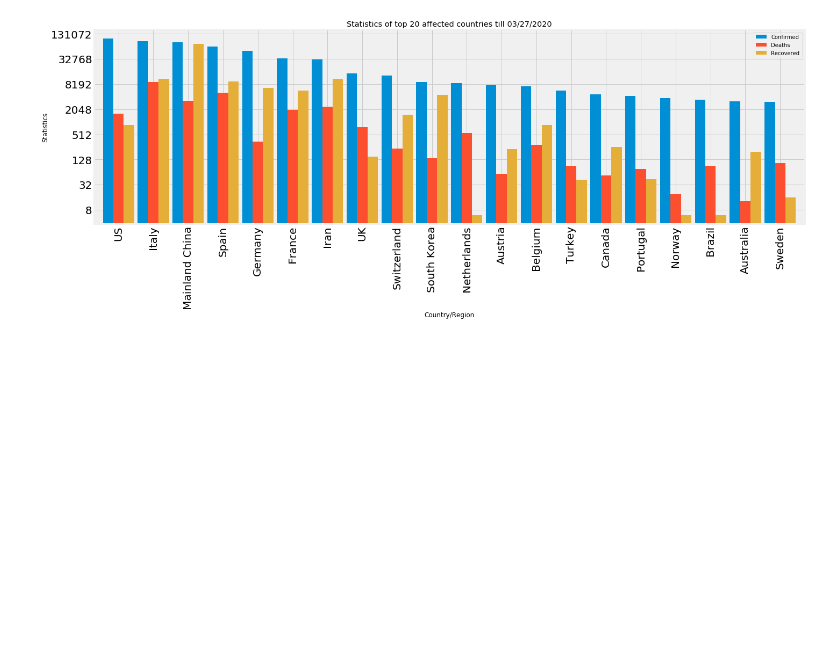
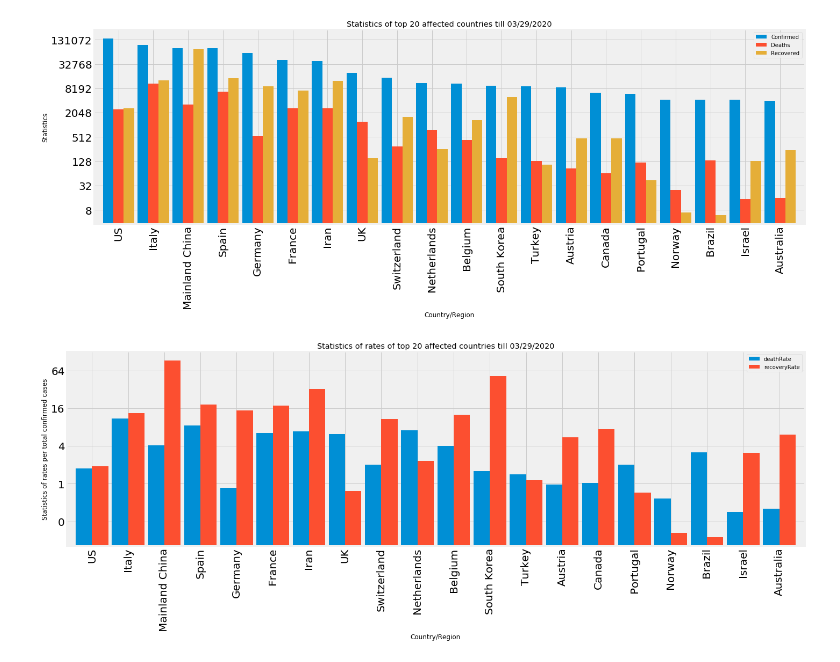
Before and after one commit to apurba-tukl/Exploratory-Data-Analysis-COVID-19, a Jupyter notebook: scripts/EDA_COVID19.ipynb, the cells around one changed output. Cells and saved outputs as stored; diff of their text form; code cells hidden in the pictures; blank space fills up the shorter version.

```diff
--- a/scripts/EDA_COVID19.ipynb
+++ b/scripts/EDA_COVID19.ipynb
@@ -100,5 +100,5 @@ corona_19_data_selected_countries.drop('SNo',axis=1, inplace=True)
 # %%
-ax = corona_19_data_selected_countries.plot(kind='bar', title= "Statistics of top 20 affected countries till %s" %max(corona_19_data_selected_countries.ObservationDate),
+ax = corona_19_data_selected_countries_all.head(20).plot(kind='bar', title= "Statistics of top 20 affected countries till %s" %max(corona_19_data_selected_countries_all.ObservationDate),
                                             width=0.9,fontsize=20, figsize=(20,8))
 ax.set_ylabel('Statistics')
 
@@ -111,4 +111,37 @@ fig = ax.get_figure()
 fig.tight_layout()
 fig.savefig("../visualizations/COVID-19_country_status.png")
 # %% [output]
-[figure, old version]
+[figure, new version]
+# %%
+#calculting death rates and recovery rate of all the countries and the overall data
+corona_19_data_rates_country_wise = pd.DataFrame()
+corona_19_data_rates_country_wise['deathRate'] = (corona_19_data_selected_countries_all['Deaths']/
+                                                      corona_19_data_selected_countries_all['Confirmed'])*100
+corona_19_data_rates_country_wise['recoveryRate'] = (corona_19_data_selected_countries_all['Recovered']/
+                                                         corona_19_data_selected_countries_all['Confirmed'])*100
+
+corona_19_data_rates_country_wise.dropna(inplace=True)
+
+#calculating percentage rate of change of comfirmed, deaths and recoveries
+
+corona_19_data_rates= pd.DataFrame()
+corona_19_data_rates['rate_of_change_infections'] = corona_19_data_grouped_sum['Confirmed'].diff().pct_change()*100
+corona_19_data_rates['rate_of_change_recoveries'] = corona_19_data_grouped_sum['Recovered'].diff().pct_change()*100
+corona_19_data_rates['rate_of_change_deaths'] = corona_19_data_grouped_sum['Deaths'].diff().pct_change()*100
+
+corona_19_data_rates.dropna(inplace=True)
+# %%
+ax = corona_19_data_rates_country_wise.head(20).plot(kind='bar', title= "Statistics of rates of top 20 affected countries till %s" %max(corona_19_data_selected_countries_all.ObservationDate),
+                                            width=0.9,fontsize=20, figsize=(20,8))
+ax.set_ylabel('Statistics of rates per total confirmed cases')
+
+#chaning the y scaling in log for better visualization of small values
+ax.set_yscale('log', basey=2)
+ax.get_yaxis().set_major_formatter(matplotlib.ticker.ScalarFormatter())
+
+#saving the visualization
+fig = ax.get_figure()
+fig.tight_layout()
+fig.savefig("../visualizations/COVID-19_country_status_of_rates.png")
+# %% [output]
+[figure, added]
```
Also changed, not shown: parts of 10 cells of this notebook, 11 other files.
